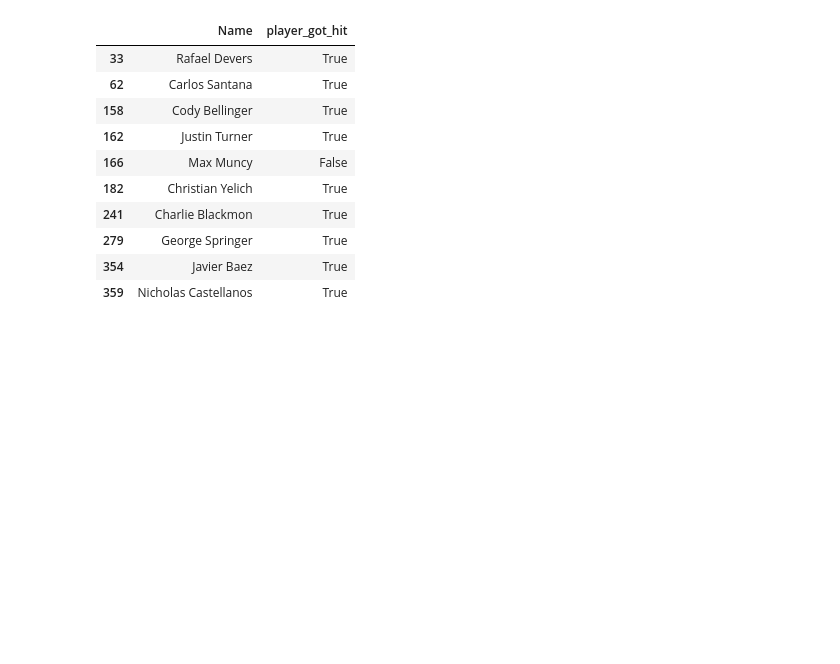
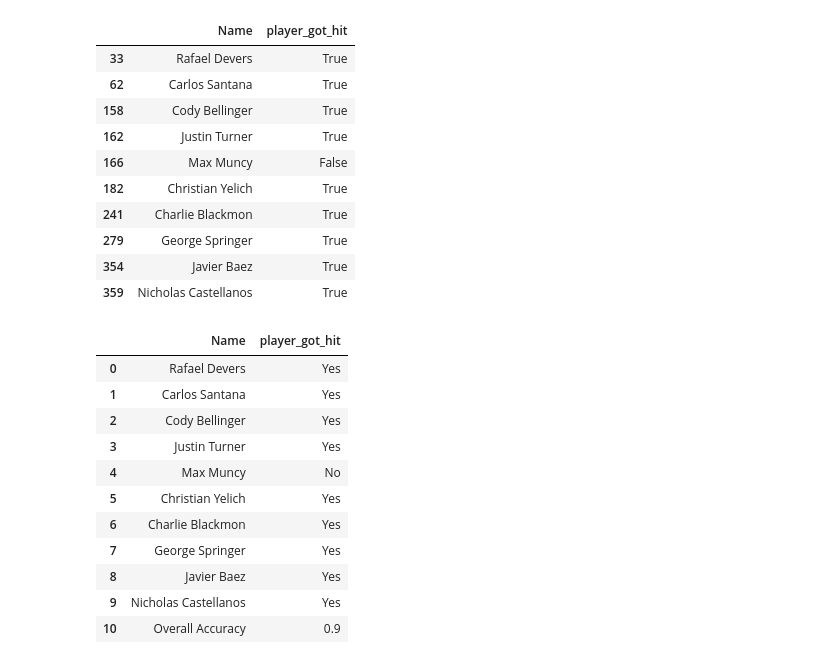
Before and after one commit to rohannarain/beat_the_streak, a Jupyter notebook: retrieve_data.ipynb, the cells around one changed output. Drawn from its saved outputs; the diff is of its cells as text; code cells hidden in the pictures; blank space fills up the shorter version.

```diff
--- a/retrieve_data.ipynb
+++ b/retrieve_data.ipynb
@@ -544,6 +544,22 @@ stats_yest = pd.read_csv("data/player_stats/player_stats_{}.csv".format(yesterda
 | 359 | Nicholas Castellanos | True |
 # %%
 past_results1 = stats_yest[stats_yest['Name'].isin(pred_yest['name'])].loc[:, ['Name', 'player_got_hit']]
-past_results1.loc[10] = ['Overall Accuracy', str(sum(past_results1['player_got_hit']) * 10) + "%"]
+past_results1['player_got_hit'] = past_results1['player_got_hit'].apply(lambda x: "Yes" if x == 1.0 else "No")
+past_results1 = past_results1.append({'Name': 'Overall Accuracy', 'player_got_hit': sum(past_results1['player_got_hit'] == 'Yes') / 10}, ignore_index=True)
+# %%
+past_results1
+# %% [output]
+|  | Name | player_got_hit |
+| 0 | Rafael Devers | Yes |
+| 1 | Carlos Santana | Yes |
+| 2 | Cody Bellinger | Yes |
+| 3 | Justin Turner | Yes |
+| 4 | Max Muncy | No |
+| 5 | Christian Yelich | Yes |
+| 6 | Charlie Blackmon | Yes |
+| 7 | George Springer | Yes |
+| 8 | Javier Baez | Yes |
+| 9 | Nicholas Castellanos | Yes |
+| 10 | Overall Accuracy | 0.9 |
 # %%
 past_results1.to_csv("data/past_results/past_results_{}.csv".format(yesterday.replace("/", "_")), index=False)
```
Also changed, not shown: 6 other files.
